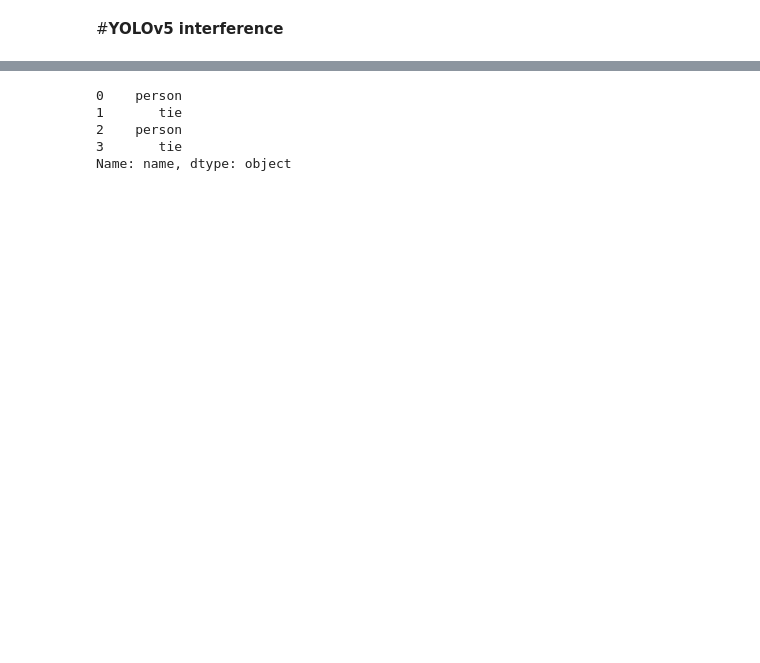
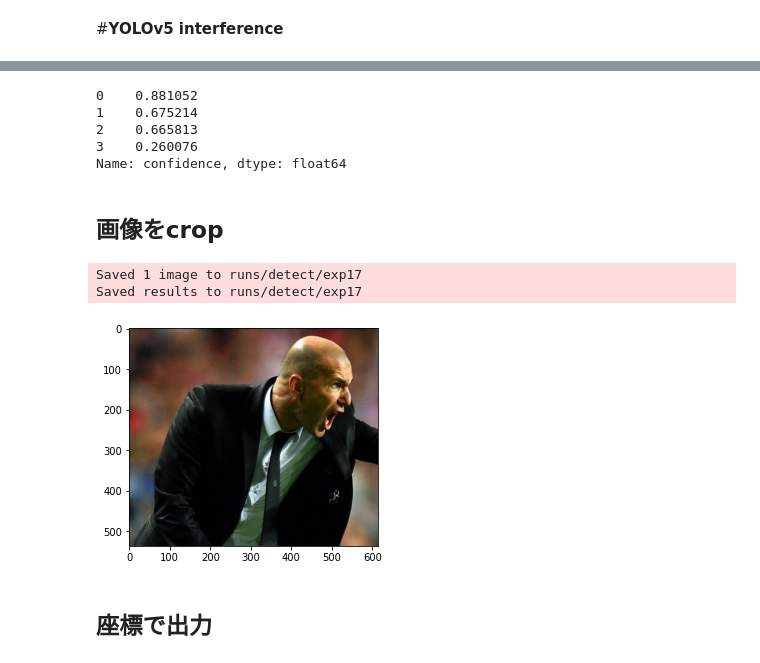
Before and after one commit to ykitaguchi77/YOLOv5, a Jupyter notebook: YOLOv5_interference.ipynb, the cells around one changed output, grey strips where cells are left out. Cells and saved outputs as stored; diff of their text form; code cells hidden in the pictures; blank space fills up the shorter version.

```diff
--- a/YOLOv5_interference.ipynb
+++ b/YOLOv5_interference.ipynb
@@ -31,8 +53,10 @@ objects = results.pandas().xyxy[0]
-# %%
-objects.name
-# %% [output]
-0    person
-1       tie
-2    person
-3       tie
-Name: name, dtype: object
+# %%
+results.pandas().xyxy[0].confidence
+# %% [output]
+0    0.881052
+1    0.675214
+2    0.665813
+3    0.260076
+Name: confidence, dtype: float64
+# %% [markdown]
+## 画像をcrop
@@ -38,0 +65,18 @@ Name: name, dtype: object
+# %%
+from PIL import Image
+import matplotlib.pyplot as plt
+import numpy as np
+%matplotlib inline
+
+cropped_image = results.crop()[1]['im']
+cropped_image = cropped_image[:,:,::-1] #BGR to RGB https://qiita.com/ikanamazu/items/3e6337fa2c477992ee8d
+#貼り付け
+plt.imshow(cropped_image)
+#表示
+plt.show()
+# %% [output]
+Saved 1 image to runs/detect/exp17
+Saved results to runs/detect/exp17
+[figure, added]
+# %% [markdown]
+## 座標で出力
```
Also changed, not shown: parts of 6 cells of this notebook.
